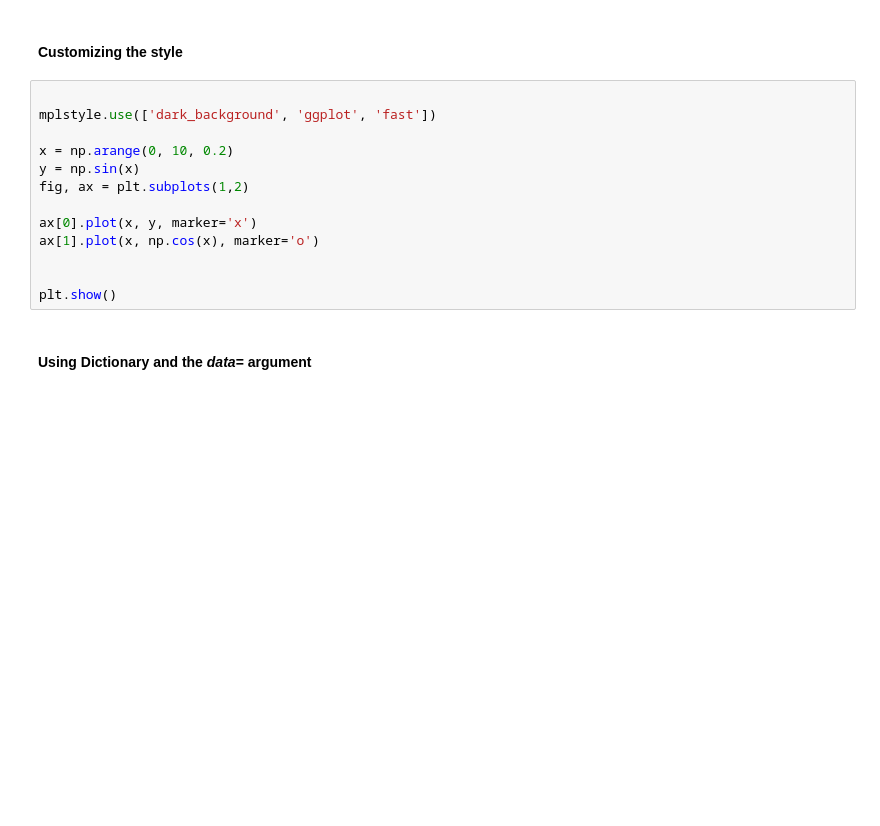
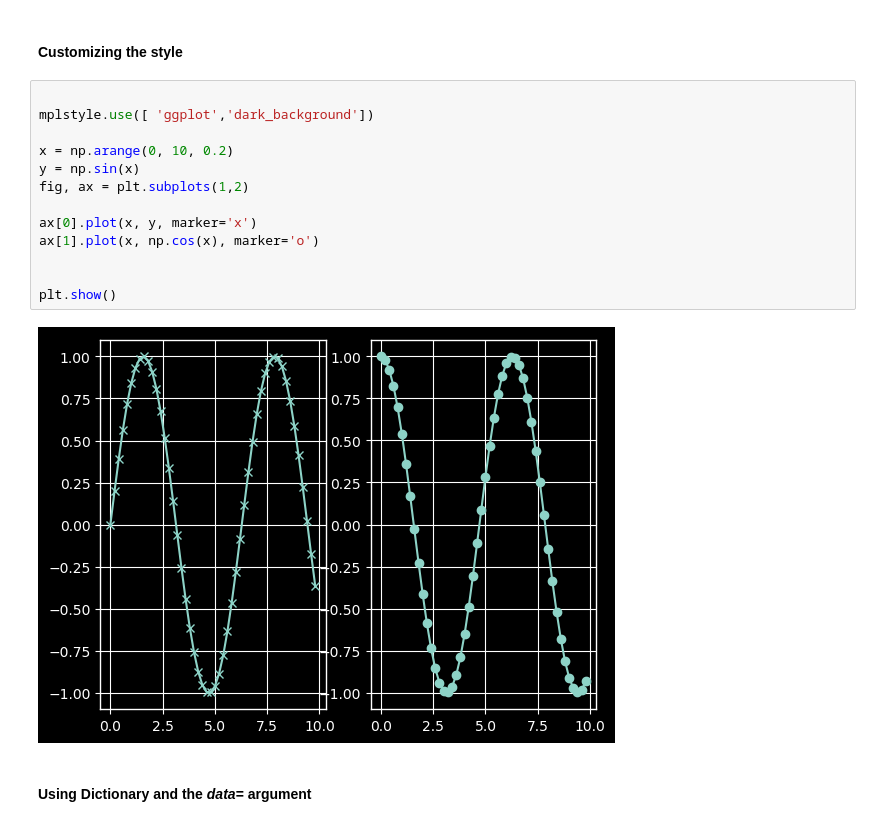
Before and after one commit to cu-denver-machine-learning-club/data_visualization_py, a Jupyter notebook: Visualization on Python-Matplotlib.ipynb, the cells around one changed output. Cells and saved outputs as stored; diff of their text form; blank space fills up the shorter version.

```diff
--- a/Visualization on Python-Matplotlib.ipynb
+++ b/Visualization on Python-Matplotlib.ipynb
@@ -107,17 +117,19 @@ plt.show()
 #### Customizing the style
 # %%
 
-mplstyle.use(['dark_background', 'ggplot', 'fast'])
+mplstyle.use([ 'ggplot','dark_background'])
 
 x = np.arange(0, 10, 0.2)
 y = np.sin(x)
 fig, ax = plt.subplots(1,2)
 
 ax[0].plot(x, y, marker='x')
 ax[1].plot(x, np.cos(x), marker='o')
 
 
 plt.show()
+# %% [output]
+[figure, added]
 # %% [markdown]
 #### Using Dictionary and the _data=_ argument
 # %%
```
Also changed, not shown: parts of 11 cells of this notebook, 1 other file.
